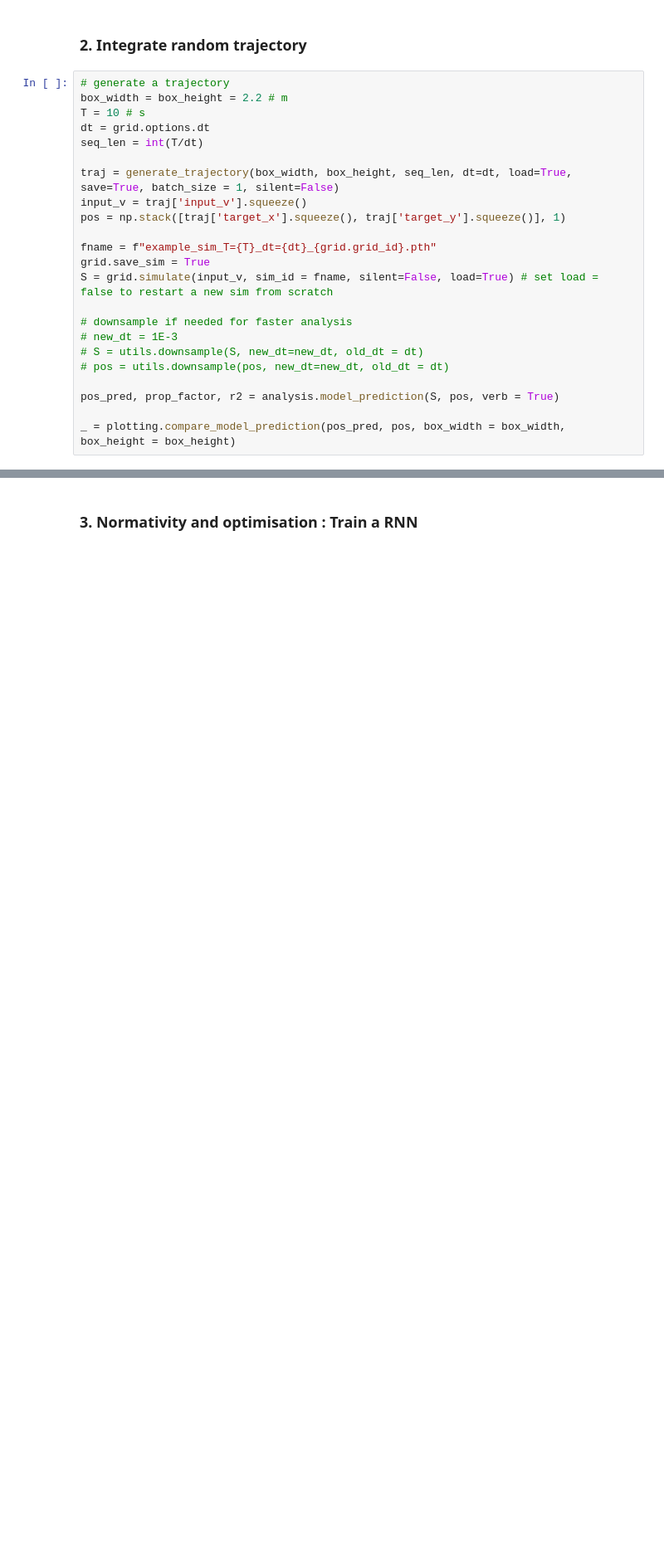
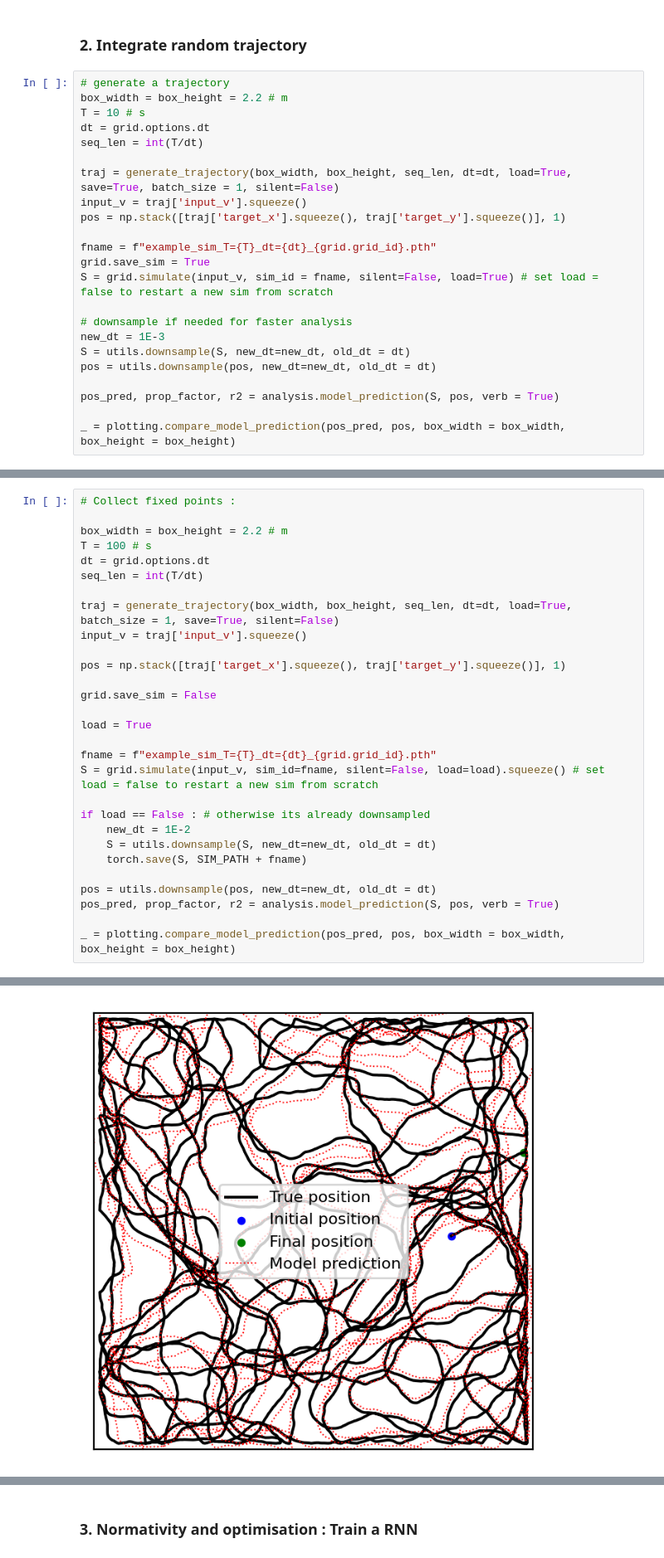
Before and after one commit to gregoireyasmine/grid_cells_burak_fiete, a Jupyter notebook: evaluate_grid.ipynb, the cells around one changed output, grey strips where cells are left out. Shown at 83% size. Drawn from its saved outputs; the diff is of its cells as text; blank space fills up the shorter version.

```diff
--- a/evaluate_grid.ipynb
+++ b/evaluate_grid.ipynb
@@ -205,9 +142,9 @@ grid.save_sim = True
 S = grid.simulate(input_v, sim_id = fname, silent=False, load=True) # set load = false to restart a new sim from scratch
 
 # downsample if needed for faster analysis
-# new_dt = 1E-3
-# S = utils.downsample(S, new_dt=new_dt, old_dt = dt)
-# pos = utils.downsample(pos, new_dt=new_dt, old_dt = dt)
+new_dt = 1E-3
+S = utils.downsample(S, new_dt=new_dt, old_dt = dt)
+pos = utils.downsample(pos, new_dt=new_dt, old_dt = dt)
 
 pos_pred, prop_factor, r2 = analysis.model_prediction(S, pos, verb = True)
 
@@ -236,0 +162,30 @@ ker = null_space(np.eye(len(W))-W)
+# %%
+# Collect fixed points :
+
+box_width = box_height = 2.2 # m
+T = 100 # s
+dt = grid.options.dt
+seq_len = int(T/dt)
+
+traj = generate_trajectory(box_width, box_height, seq_len, dt=dt, load=True, batch_size = 1, save=True, silent=False)
+input_v = traj['input_v'].squeeze()
+
+pos = np.stack([traj['target_x'].squeeze(), traj['target_y'].squeeze()], 1)
+
+grid.save_sim = False
+
+load = True
+
+fname = f"example_sim_T={T}_dt={dt}_{grid.grid_id}.pth"
+S = grid.simulate(input_v, sim_id=fname, silent=False, load=load).squeeze() # set load = false to restart a new sim from scratch
+
+if load == False : # otherwise its already downsampled
+    new_dt = 1E-2
+    S = utils.downsample(S, new_dt=new_dt, old_dt = dt)
+    torch.save(S, SIM_PATH + fname)
+
+pos = utils.downsample(pos, new_dt=new_dt, old_dt = dt)
+pos_pred, prop_factor, r2 = analysis.model_prediction(S, pos, verb = True)
+
+_ = plotting.compare_model_prediction(pos_pred, pos, box_width = box_width, box_height = box_height)
+# %% [output]
@@ -236,0 +199 @@ ker = null_space(np.eye(len(W))-W)
+[figure, added]
```
Also changed, not shown: parts of 35 cells of this notebook, 7 other files.
